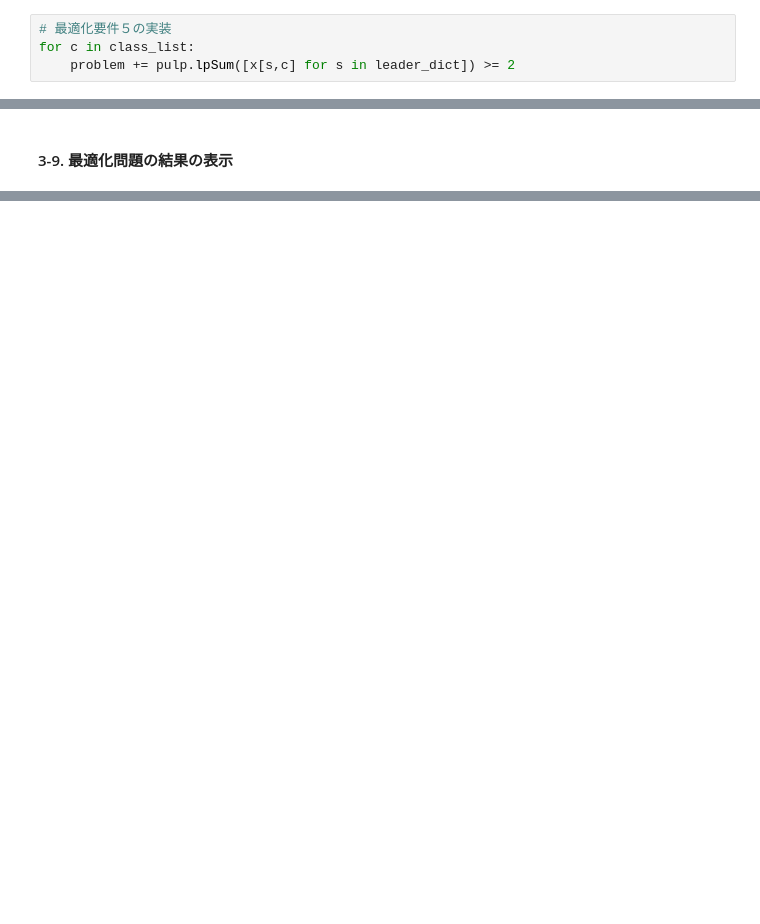
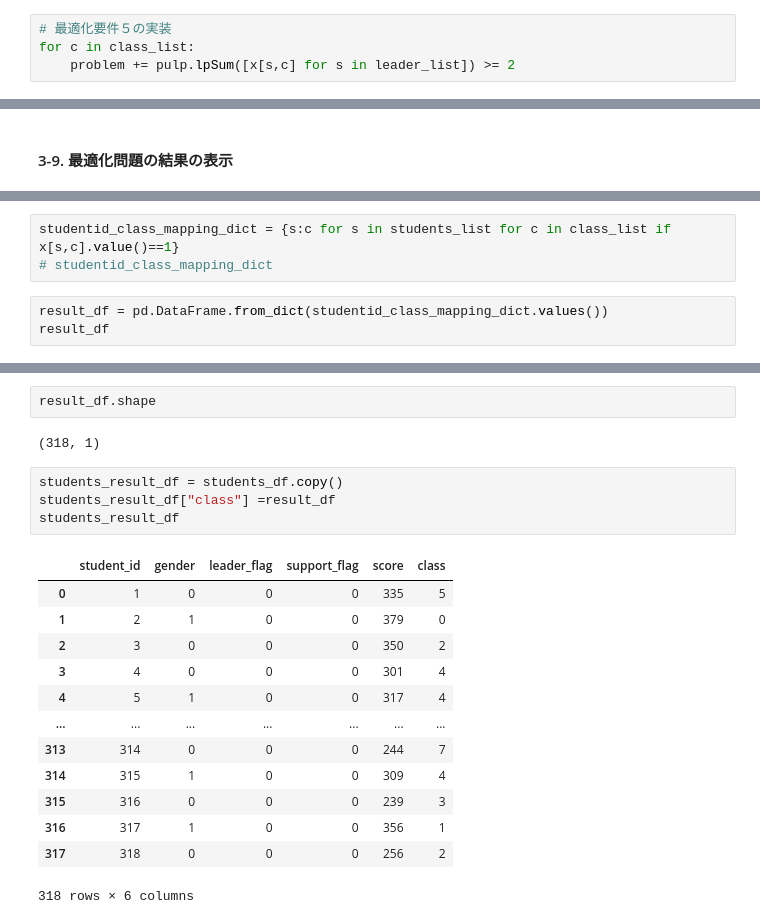
Before and after one commit to eggren3179/learning-numerical-optimization-in-python, a Jupyter notebook: ch03/class_allocation_problem_in_school.ipynb, the cells around one changed output, grey strips where cells are left out. Saved outputs shown, nothing was run; the diff lists cells and outputs as text; blank space fills up the shorter version.

```diff
--- a/ch03/class_allocation_problem_in_school.ipynb
+++ b/ch03/class_allocation_problem_in_school.ipynb
@@ -225,7 +223,7 @@ leader_list
 # %%
 # 最適化要件５の実装
 for c in class_list:
-    problem += pulp.lpSum([x[s,c] for s in leader_dict]) >= 2
+    problem += pulp.lpSum([x[s,c] for s in leader_list]) >= 2
 # %% [markdown]
 #### 3-6. 最適化要件６：特別な支援が必要な生徒は各クラスに1人以下とする
  - 特別な支援が必要な生徒のリスト$S_{\text{support}}$
@@ -318,0 +322,6 @@ Students:[2, 4, 7, 13, 29, 34, 66, 81, 93, 100, 115, 117, 123, 129, 131, 135, 13
+# %%
+studentid_class_mapping_dict = {s:c for s in students_list for c in class_list if x[s,c].value()==1}
+# studentid_class_mapping_dict
+# %%
+result_df = pd.DataFrame.from_dict(studentid_class_mapping_dict.values())
+result_df
@@ -318,0 +342,22 @@ Students:[2, 4, 7, 13, 29, 34, 66, 81, 93, 100, 115, 117, 123, 129, 131, 135, 13
+# %%
+result_df.shape
+# %% [output]
+(318, 1)
+# %%
+students_result_df = students_df.copy()
+students_result_df["class"] =result_df
+students_result_df
+# %% [output]
+|  | student_id | gender | leader_flag | support_flag | score | class |
+| 0 | 1 | 0 | 0 | 0 | 335 | 5 |
+| 1 | 2 | 1 | 0 | 0 | 379 | 0 |
+| 2 | 3 | 0 | 0 | 0 | 350 | 2 |
+| 3 | 4 | 0 | 0 | 0 | 301 | 4 |
+| 4 | 5 | 1 | 0 | 0 | 317 | 4 |
+| ... | ... | ... | ... | ... | ... | ... |
+| 313 | 314 | 0 | 0 | 0 | 244 | 7 |
+| 314 | 315 | 1 | 0 | 0 | 309 | 4 |
+| 315 | 316 | 0 | 0 | 0 | 239 | 3 |
+| 316 | 317 | 1 | 0 | 0 | 356 | 1 |
+| 317 | 318 | 0 | 0 | 0 | 256 | 2 |
+318 rows × 6 columns
```
Also changed, not shown: parts of 6 cells of this notebook, 4 other files.
